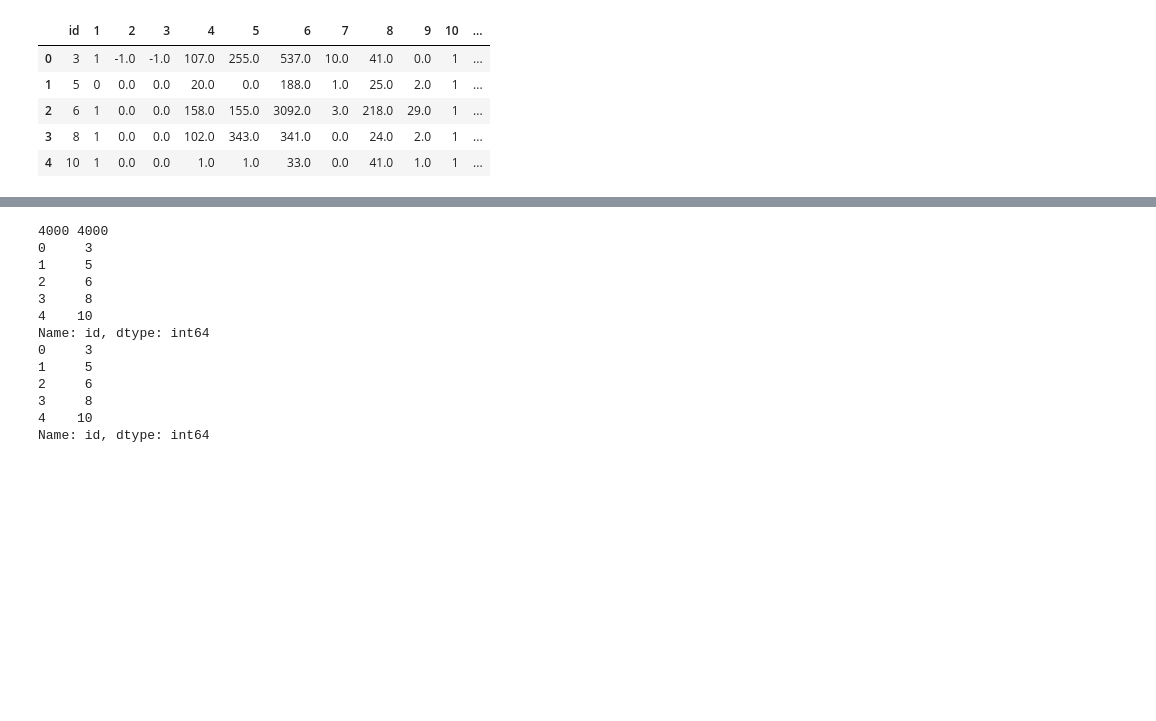
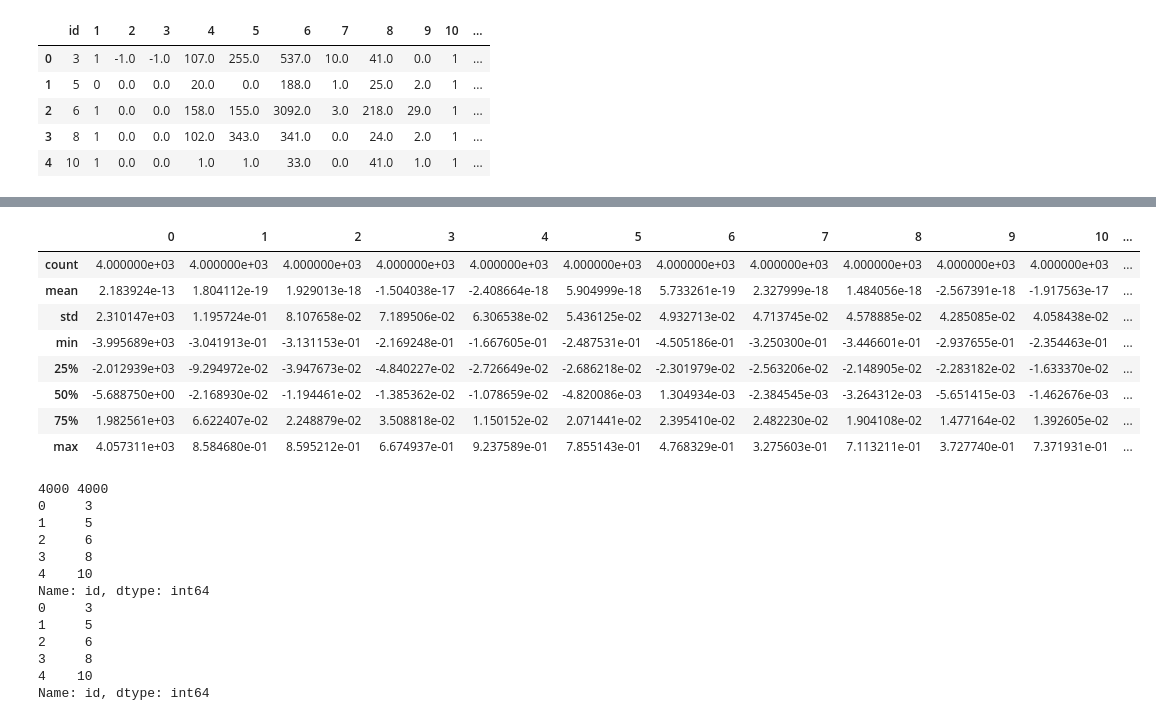
Before and after one commit to Metafiz/ml-course-19, a Jupyter notebook: digital-reputation/digital-reputation-classification.ipynb, the cells around one changed output, grey strips where cells are left out. Cells and saved outputs as stored; diff of their text form; code cells hidden in the pictures; blank space fills up the shorter version.

```diff
--- a/digital-reputation/digital-reputation-classification.ipynb
+++ b/digital-reputation/digital-reputation-classification.ipynb
@@ -27,3 +87,15 @@ X1.head()
+# %%
+principalDf.describe()
+# %% [output]
+|  | 0 | 1 | 2 | 3 | 4 | 5 | 6 | 7 | 8 | 9 | 10 | ... |
+| count | 4.000000e+03 | 4.000000e+03 | 4.000000e+03 | 4.000000e+03 | 4.000000e+03 | 4.000000e+03 | 4.000000e+03 | 4.000000e+03 | 4.000000e+03 | 4.000000e+03 | 4.000000e+03 | ... |
+| mean | 2.183924e-13 | 1.804112e-19 | 1.929013e-18 | -1.504038e-17 | -2.408664e-18 | 5.904999e-18 | 5.733261e-19 | 2.327999e-18 | 1.484056e-18 | -2.567391e-18 | -1.917563e-17 | ... |
+| std | 2.310147e+03 | 1.195724e-01 | 8.107658e-02 | 7.189506e-02 | 6.306538e-02 | 5.436125e-02 | 4.932713e-02 | 4.713745e-02 | 4.578885e-02 | 4.285085e-02 | 4.058438e-02 | ... |
+| min | -3.995689e+03 | -3.041913e-01 | -3.131153e-01 | -2.169248e-01 | -1.667605e-01 | -2.487531e-01 | -4.505186e-01 | -3.250300e-01 | -3.446601e-01 | -2.937655e-01 | -2.354463e-01 | ... |
+| 25% | -2.012939e+03 | -9.294972e-02 | -3.947673e-02 | -4.840227e-02 | -2.726649e-02 | -2.686218e-02 | -2.301979e-02 | -2.563206e-02 | -2.148905e-02 | -2.283182e-02 | -1.633370e-02 | ... |
+| 50% | -5.688750e+00 | -2.168930e-02 | -1.194461e-02 | -1.385362e-02 | -1.078659e-02 | -4.820086e-03 | 1.304934e-03 | -2.384545e-03 | -3.264312e-03 | -5.651415e-03 | -1.462676e-03 | ... |
+| 75% | 1.982561e+03 | 6.622407e-02 | 2.248879e-02 | 3.508818e-02 | 1.150152e-02 | 2.071441e-02 | 2.395410e-02 | 2.482230e-02 | 1.904108e-02 | 1.477164e-02 | 1.392605e-02 | ... |
+| max | 4.057311e+03 | 8.584680e-01 | 8.595212e-01 | 6.674937e-01 | 9.237589e-01 | 7.855143e-01 | 4.768329e-01 | 3.275603e-01 | 7.113211e-01 | 3.727740e-01 | 7.371931e-01 | ... |
 # %%
 print(len(X1['id'].unique()), len(Y['id'].unique()))
 print(X1['id'].head())
```
Also changed, not shown: parts of 5 cells of this notebook.
